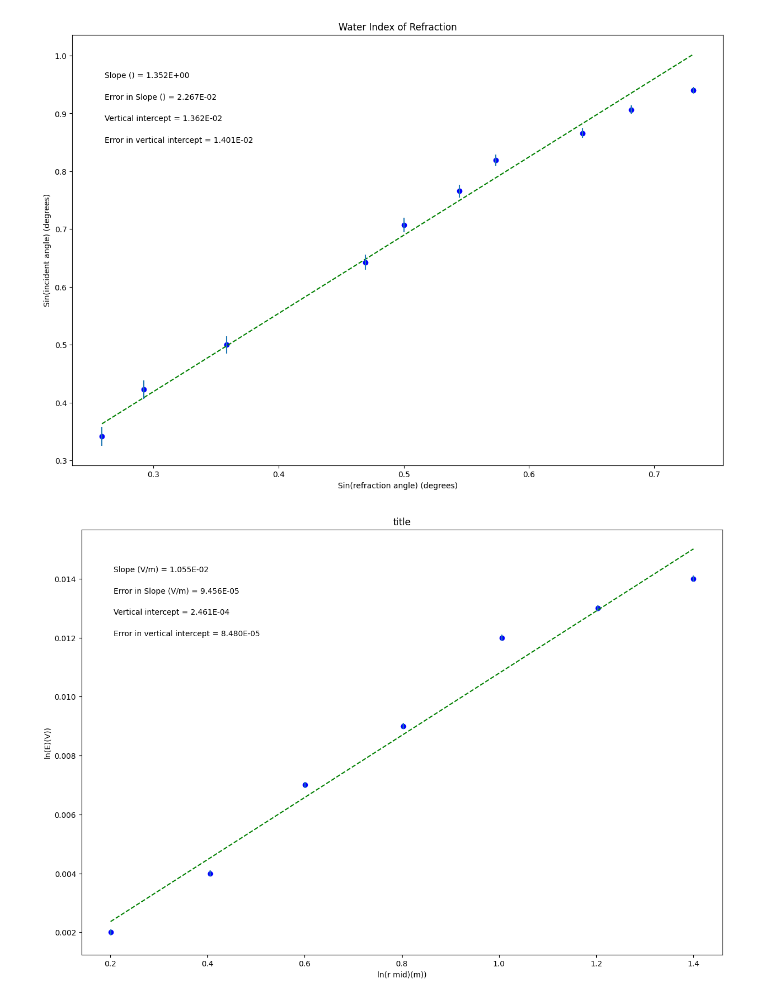
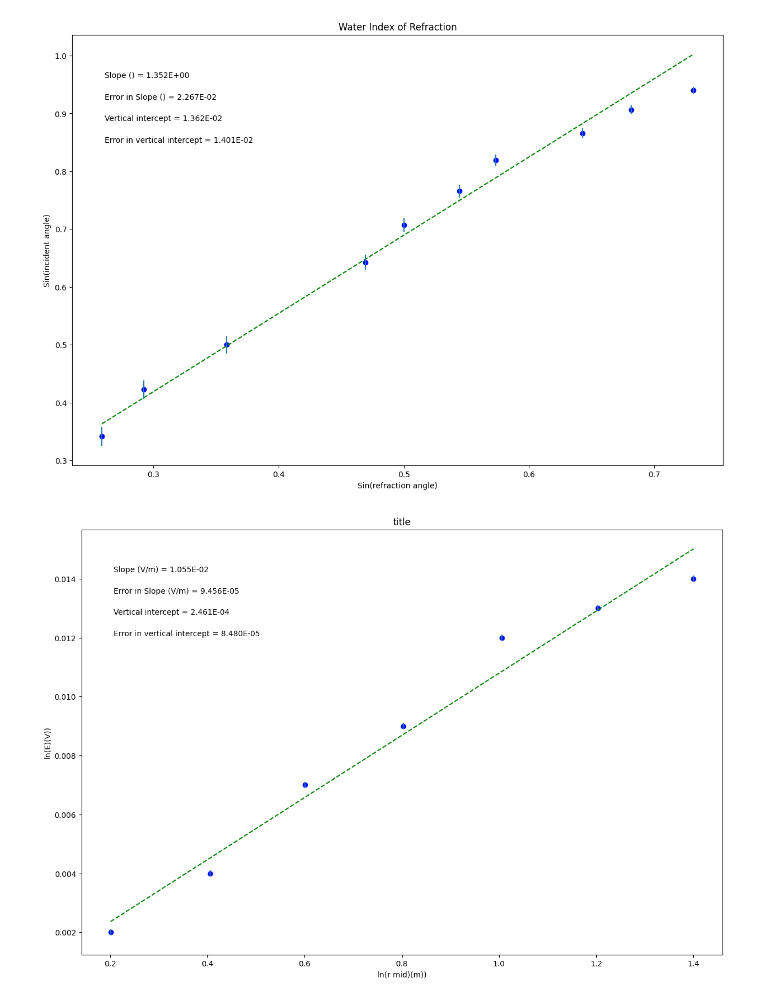
Before and after one commit to catherine0518/Physics-Lab-Fall, a Jupyter notebook: Copy_of_Index_of_Refraction.ipynb, the cells around one changed output. Drawn from its saved outputs; the diff is of its cells as text; code cells hidden in the pictures.

```diff
--- a/Copy_of_Index_of_Refraction.ipynb
+++ b/Copy_of_Index_of_Refraction.ipynb
@@ -38,8 +38,8 @@ dy = err_vertical        #this should be your error in y array
 #UPDATE EACH OF THESE 4 STRINGS FOR YOUR PLOT LABELS AS YOU WANT THEM TO APPEAR
 
 plot_title= 'Water Index of Refraction'
-x_label= 'Sin(refraction angle) (degrees)'
-y_label= 'Sin(incident angle) (degrees)'
+x_label= 'Sin(refraction angle)'
+y_label= 'Sin(incident angle)'
 slope_units= ''
 
 #UPDATE ANNOTATION PLACEMENT SO IT'S OUT OF WAY OF PLOTTED DATA AND BEST FIT LINE
@@ -92,34 +92,34 @@ elif annotation_placement==3 or annotation_placement==4:
 #Don't need to change anything in this section!
 
 #Plot data on graph. Plot error bars and place values for slope,
 #error in slope, and vertical intercept (plus error) on the plot using "annotate"
 
 plt.figure(figsize=(15,10))
 
 plt.plot(x, fit, color='green', linestyle='--')
 plt.scatter(x, y, color='blue', marker='o')
 
 plt.xlabel(x_label)
 plt.ylabel(y_label)
 plt.title(plot_title)
 
 plt.errorbar(x, y, yerr=dy, xerr=None, fmt="none") #don't need to plot x error bars
 
 plt.annotate('Slope ({}) = {value:.{digits}E}'.format(slope_units,value=m, digits=3),
              (xpos, ypos[0]), xycoords='axes fraction')
 
 plt.annotate('Error in Slope ({}) = {value:.{digits}E}'.format(slope_units,value=dm, digits=3),
              (xpos, ypos[1]), xycoords='axes fraction')
 
 plt.annotate('Vertical intercept = {value:.{digits}E}'.format(value=b, digits=3),
              (xpos, ypos[2]), xycoords='axes fraction')
 
 plt.annotate('Error in vertical intercept = {value:.{digits}E}'.format(value=db, digits=3),
              (xpos, ypos[3]), xycoords='axes fraction')
 
 plt.show()
 # %% [output]
-[figure, old version]
+[figure, new version]
 # %%
 #PHSX 216 & 218 plotting code
 #Brianna Beller
```
